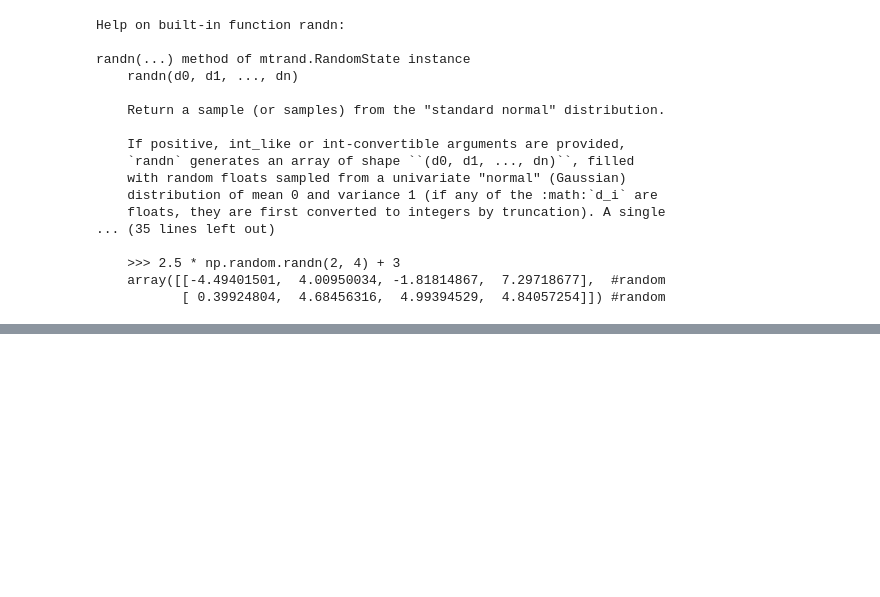
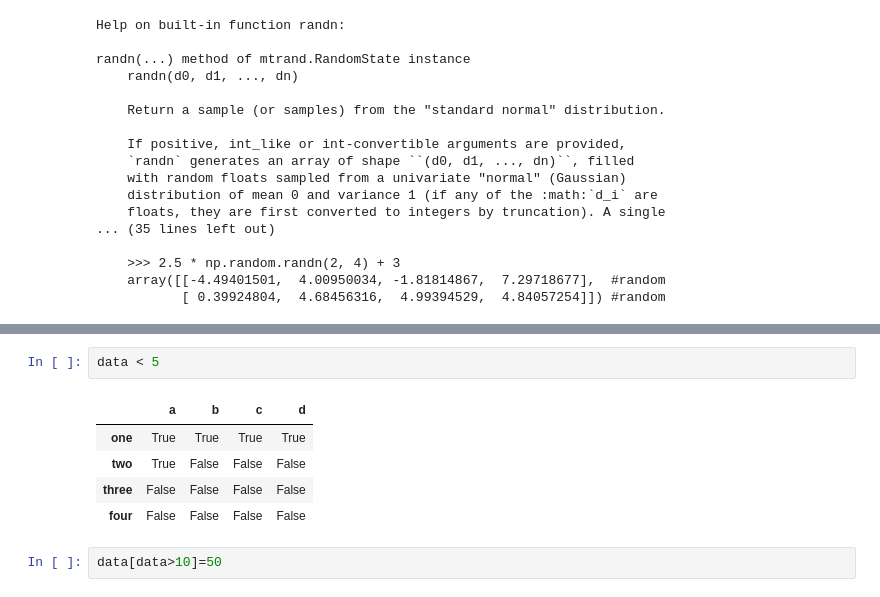
Before and after one commit to chiragrpatel/pydata-book, a Jupyter notebook: My Reading Work/Getting Started with pandas.ipynb, the cells around one changed output, grey strips where cells are left out. Cells and saved outputs as stored; diff of their text form; blank space fills up the shorter version.

```diff
--- a/My Reading Work/Getting Started with pandas.ipynb
+++ b/My Reading Work/Getting Started with pandas.ipynb
@@ -319,0 +563,10 @@ randn(...) method of mtrand.RandomState instance
+# %%
+data < 5
+# %% [output]
+|  | a | b | c | d |
+| one | True | True | True | True |
+| two | True | False | False | False |
+| three | False | False | False | False |
+| four | False | False | False | False |
+# %%
+data[data>10]=50
```
Also changed, not shown: parts of 50 cells of this notebook, 2 other files.
